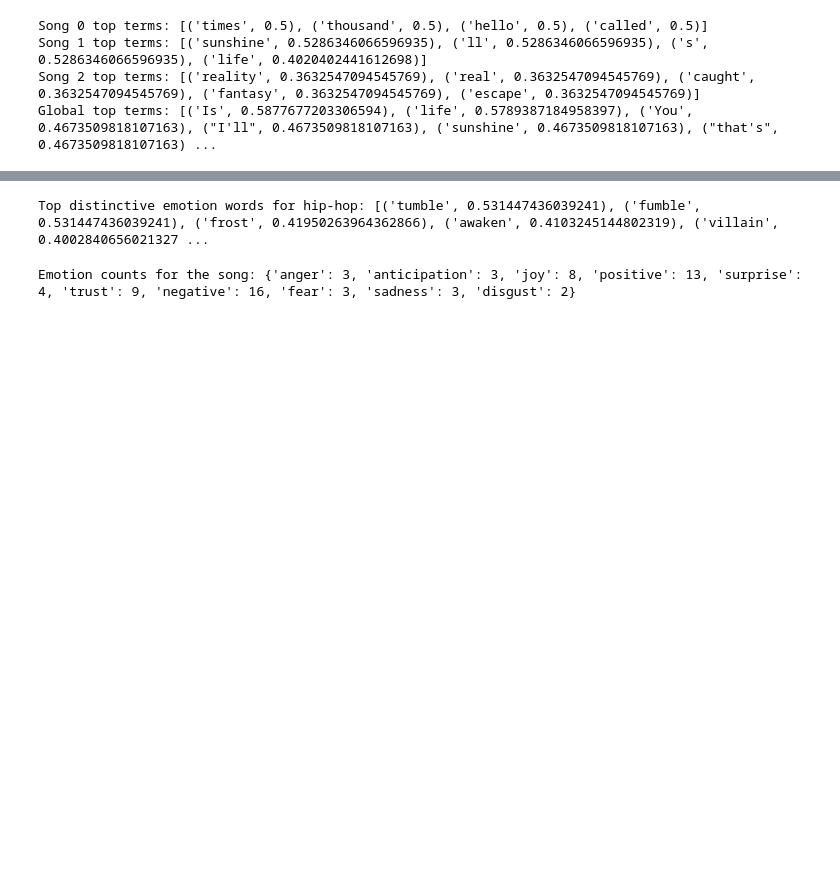
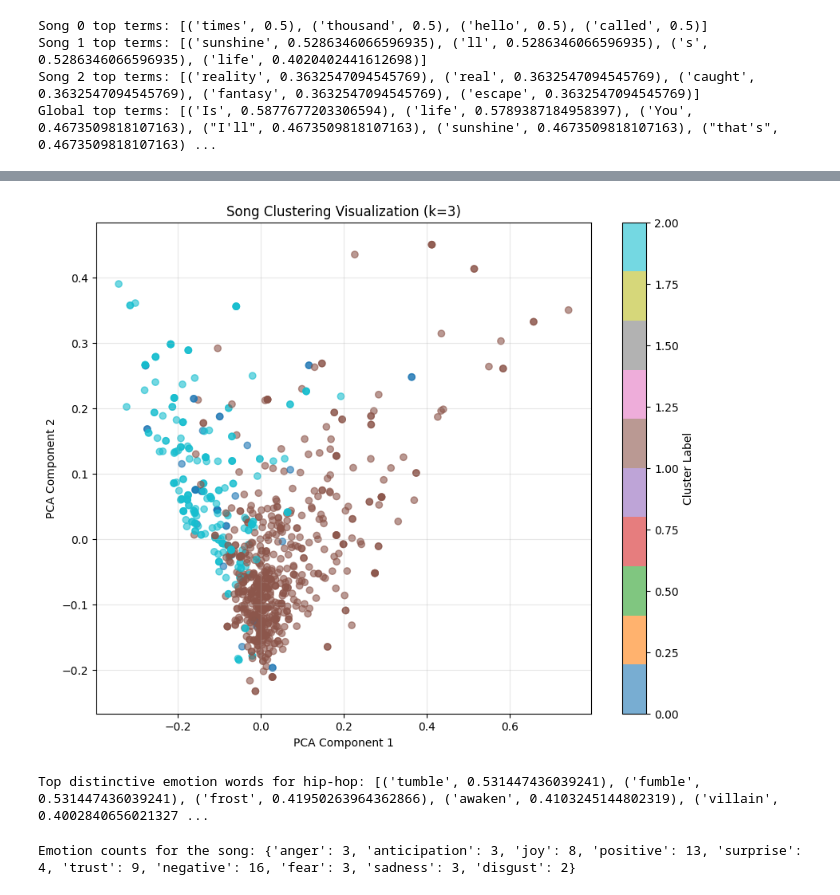
Before and after one commit to wkandersen/02807-computational-data-science, a Jupyter notebook: tf-idf.ipynb, the cells around one changed output, grey strips where cells are left out. Drawn from its saved outputs; the diff is of its cells as text; code cells hidden in the pictures; blank space fills up the shorter version.

```diff
--- a/tf-idf.ipynb
+++ b/tf-idf.ipynb
@@ -142,3 +324,28 @@ Top hiphop words: [('oh', 5.986757077241249), ('know', 4.544876654052562), ('lov
+# %%
+#PCA to 2 dimensions for visualization
+from sklearn.decomposition import PCA
+
+pca = PCA(n_components=2)
+song_embeddings_2d = pca.fit_transform(song_embeddings)
+
+def plot_clustering(song_embeddings_2d, song_cluster_labels, valid_songs, n_clusters):
+    plt.figure(figsize=(10, 8))
+    scatter = plt.scatter(
+        song_embeddings_2d[:, 0],
+        song_embeddings_2d[:, 1],
+        c=song_cluster_labels,
+        cmap='tab10',
+        alpha=0.6
+    )
+    plt.title(f'Song Clustering Visualization (k={n_clusters})')
+    plt.xlabel('PCA Component 1')
+    plt.ylabel('PCA Component 2')
+    plt.colorbar(scatter, label='Cluster Label')
+    plt.grid(True, alpha=0.3)
+    plt.show()
+plot_clustering(song_embeddings_2d, song_cluster_labels, valid_songs, optimal_k)
+# %% [output]
+[figure, added]
 # %%
 import pandas as pd
 import numpy as np
```
Also changed, not shown: parts of 16 cells of this notebook.
